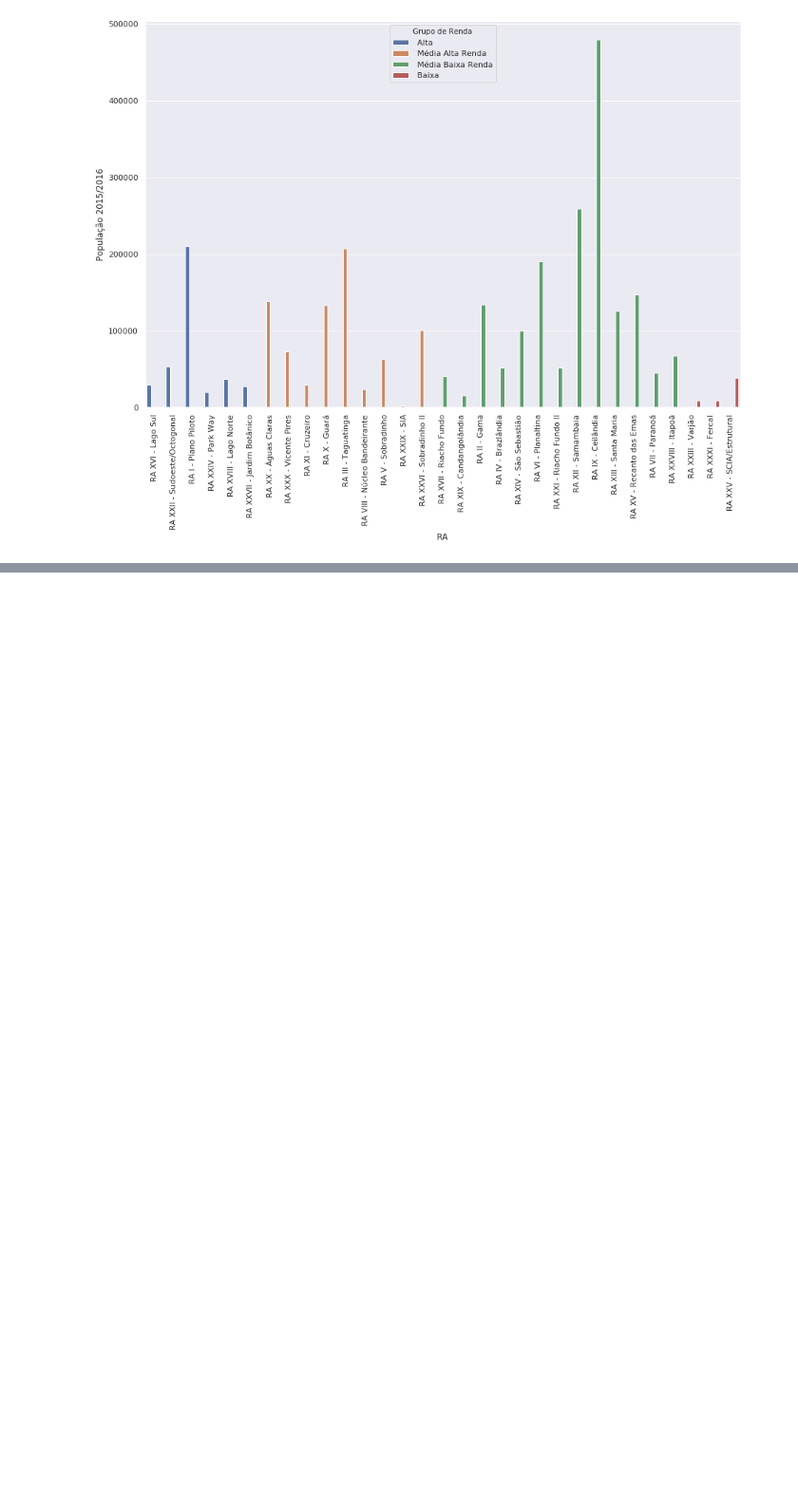
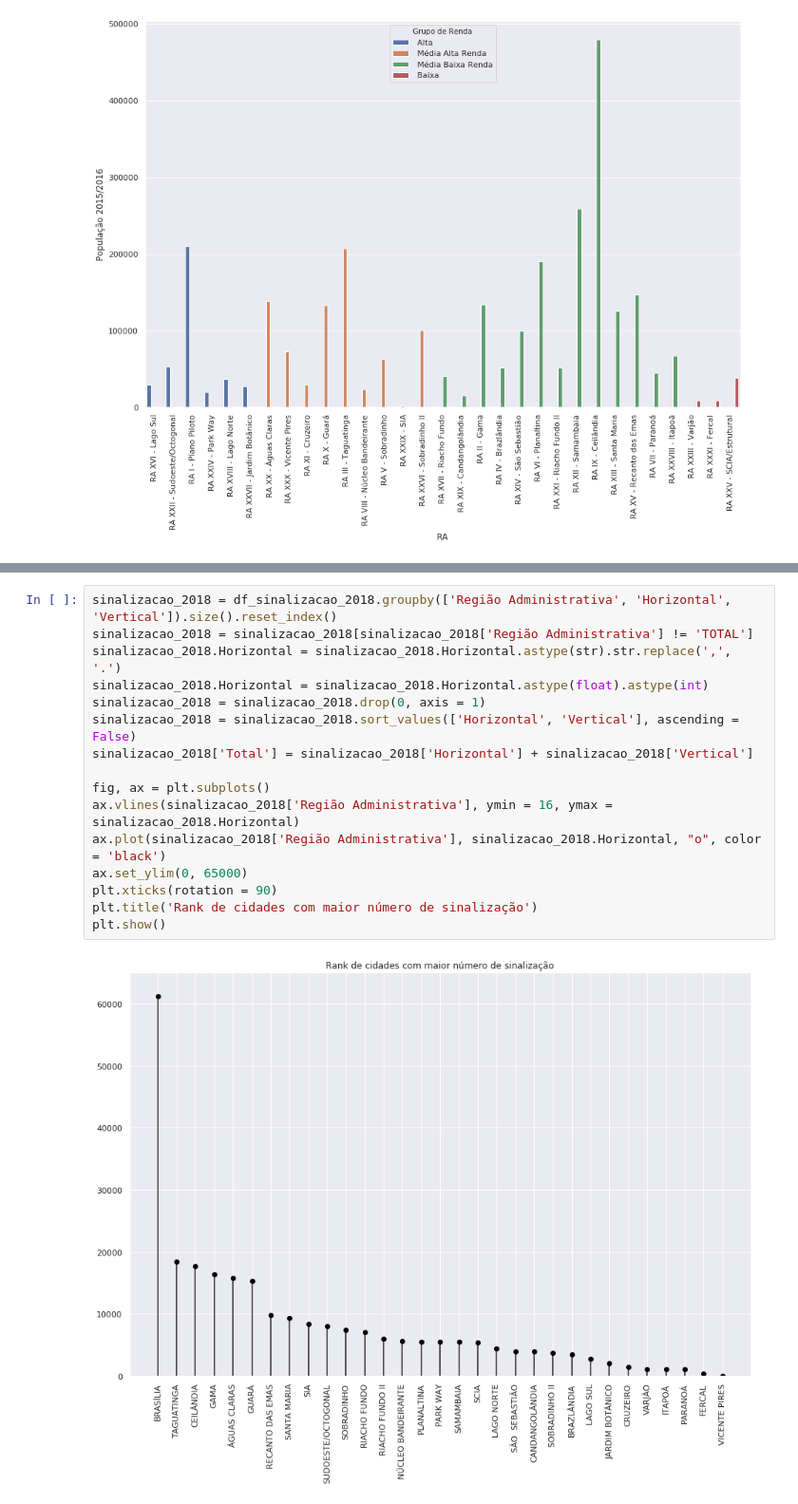
Before and after one commit to IagoCarvalho/tcc_scripts, a Jupyter notebook: QP03-Analysis.ipynb, the cells around one changed output, grey strips where cells are left out. Shown at 95% size. Cells and saved outputs as stored; diff of their text form; blank space fills up the shorter version.

```diff
--- a/QP03-Analysis.ipynb
+++ b/QP03-Analysis.ipynb
@@ -159,0 +146,18 @@ df_sinalizacao_2018.groupby(['Região Administrativa', 'Horizontal', 'Vertical']
+# %%
+sinalizacao_2018 = df_sinalizacao_2018.groupby(['Região Administrativa', 'Horizontal', 'Vertical']).size().reset_index()
+sinalizacao_2018 = sinalizacao_2018[sinalizacao_2018['Região Administrativa'] != 'TOTAL']
+sinalizacao_2018.Horizontal = sinalizacao_2018.Horizontal.astype(str).str.replace(',', '.')
+sinalizacao_2018.Horizontal = sinalizacao_2018.Horizontal.astype(float).astype(int)
+sinalizacao_2018 = sinalizacao_2018.drop(0, axis = 1)
+sinalizacao_2018 = sinalizacao_2018.sort_values(['Horizontal', 'Vertical'], ascending = False)
+sinalizacao_2018['Total'] = sinalizacao_2018['Horizontal'] + sinalizacao_2018['Vertical']
+
+fig, ax = plt.subplots()
+ax.vlines(sinalizacao_2018['Região Administrativa'], ymin = 16, ymax = sinalizacao_2018.Horizontal)
+ax.plot(sinalizacao_2018['Região Administrativa'], sinalizacao_2018.Horizontal, "o", color = 'black')
+ax.set_ylim(0, 65000)
+plt.xticks(rotation = 90)
+plt.title('Rank de cidades com maior número de sinalização')
+plt.show()
+# %% [output]
+[figure, added]
```
Also changed, not shown: parts of 5 cells of this notebook.
